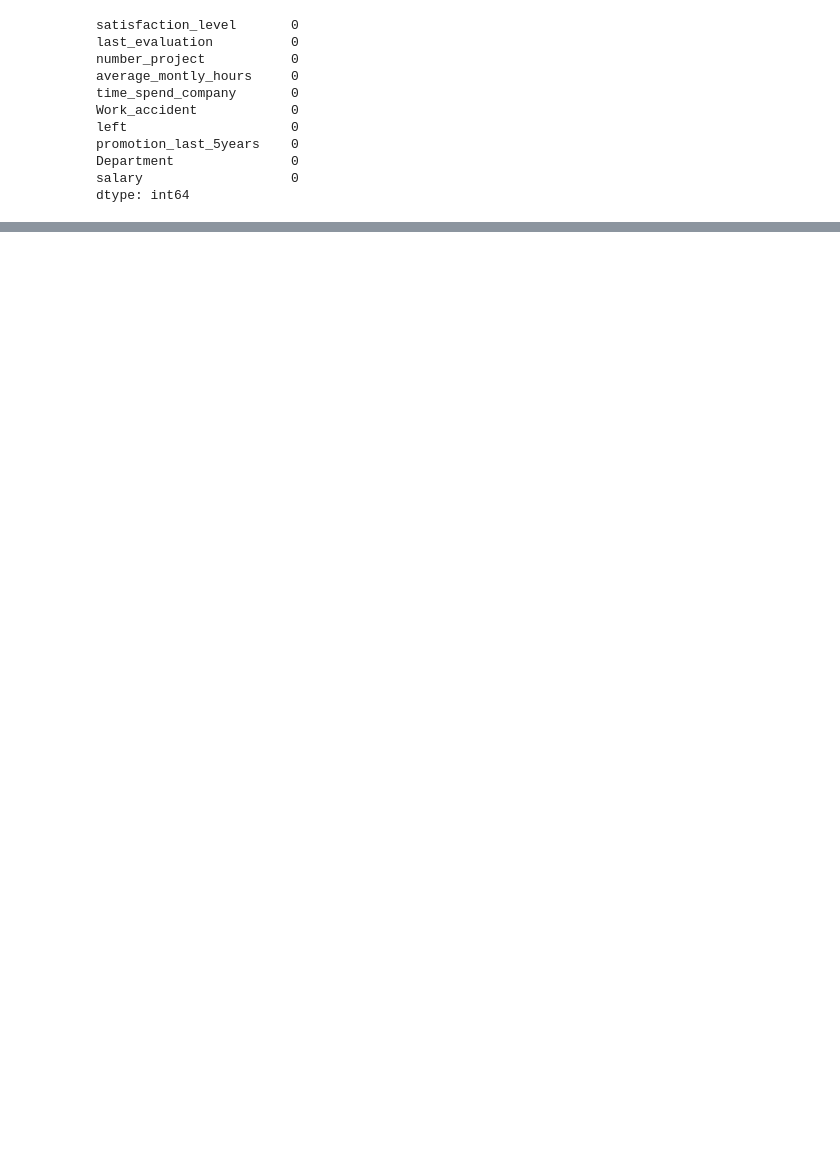
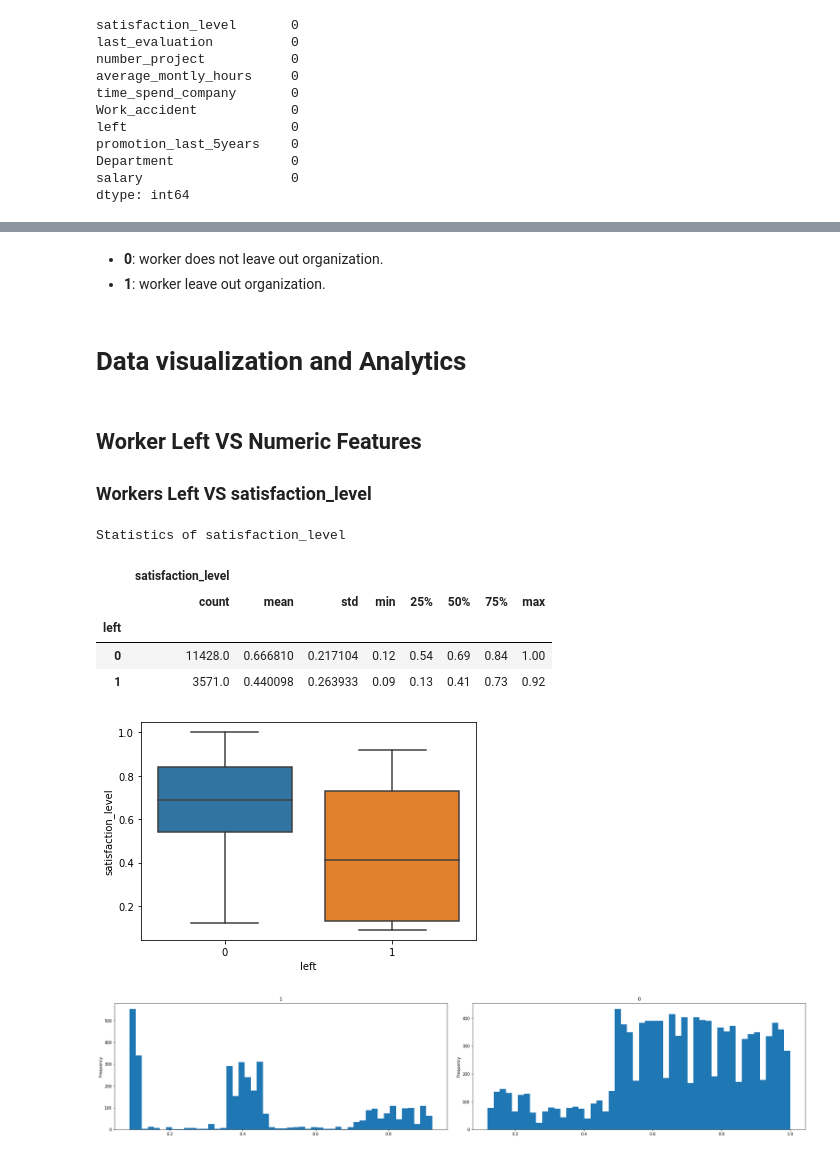
Before and after one commit to thoadao0301/Building-Machine-Learning-Solutions-with-Scikit-Learn-skills, a Jupyter notebook: Project_application/Hr_classification.ipynb, the cells around one changed output, grey strips where cells are left out. Saved outputs shown, nothing was run; the diff lists cells and outputs as text; code cells hidden in the pictures; blank space fills up the shorter version.

```diff
--- a/Project_application/Hr_classification.ipynb
+++ b/Project_application/Hr_classification.ipynb
@@ -109,3 +67,0 @@ sns.heatmap(df_corr,annot=True)
-# %%
-df = df.drop('Department',axis=1)
-df.head(10)
@@ -139,3 +67,0 @@ df.head(10)
-# %%
-df = df.sample(frac=1).reset_index(drop=True)
-df.head(10)
@@ -153,0 +150,29 @@ df.head(10)
+# %% [markdown]
+* **0**: worker does not leave out organization.
+* **1**: worker leave out organization.
+# %% [markdown]
+# Data visualization and Analytics
+# %% [markdown]
+## Worker Left VS Numeric Features
+### Workers Left VS satisfaction_level
+# %%
+data_s_left = df[['left','satisfaction_level']]
+sta = data_s_left.groupby('left').describe()
+print('Statistics of satisfaction_level')
+display(sta)
+sns.boxplot(x='left',y='satisfaction_level',data=data_s_left)
+fig, axs = plt.subplots(figsize=(25,5),nrows=1,ncols=2,constrained_layout=True)
+index_u = data_s_left['left'].unique()
+for i,k in enumerate(index_u):
+    data_m = data_s_left[data_s_left['left'] == k]
+    data_m['satisfaction_level'].plot(kind='hist',subplots=True,bins=50,ax=axs[i])
+    axs[i].set_title(k)
+# %% [output]
+Statistics of satisfaction_level
+|  | satisfaction_level |  |  |  |  |  |  |  |
+|  | count | mean | std | min | 25% | 50% | 75% | max |
+| left |  |  |  |  |  |  |  |  |
+| 0 | 11428.0 | 0.666810 | 0.217104 | 0.12 | 0.54 | 0.69 | 0.84 | 1.00 |
+| 1 | 3571.0 | 0.440098 | 0.263933 | 0.09 | 0.13 | 0.41 | 0.73 | 0.92 |
+[figure, added]
+[figure, added]
```
Also changed, not shown: parts of 122 cells of this notebook.
